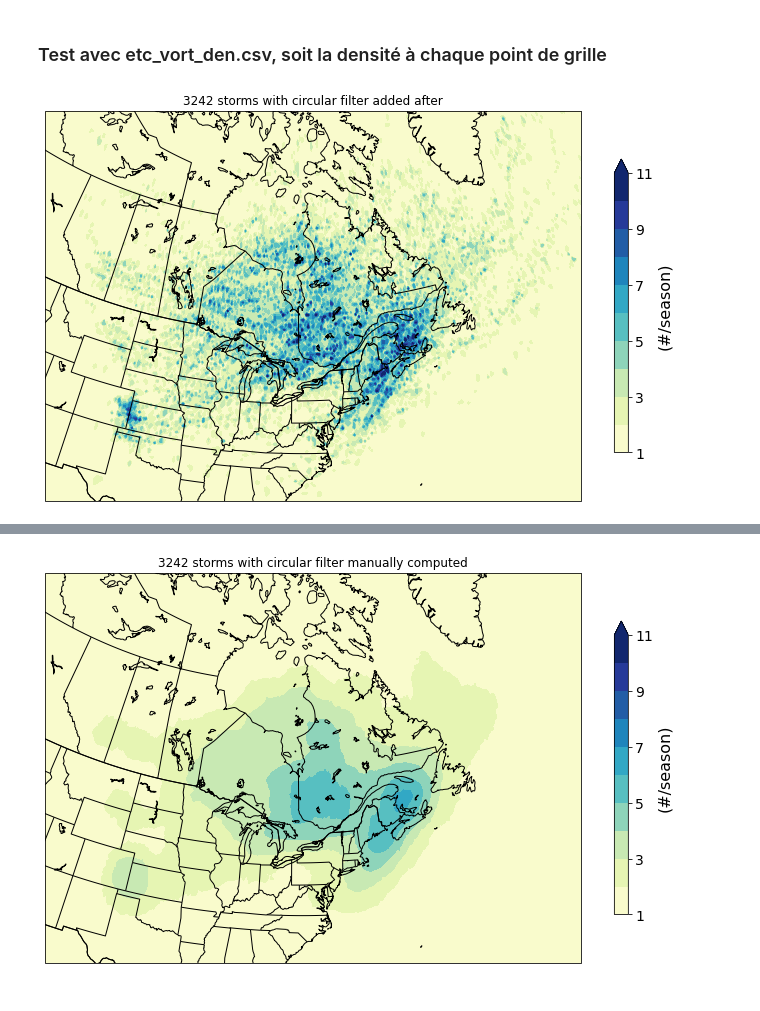
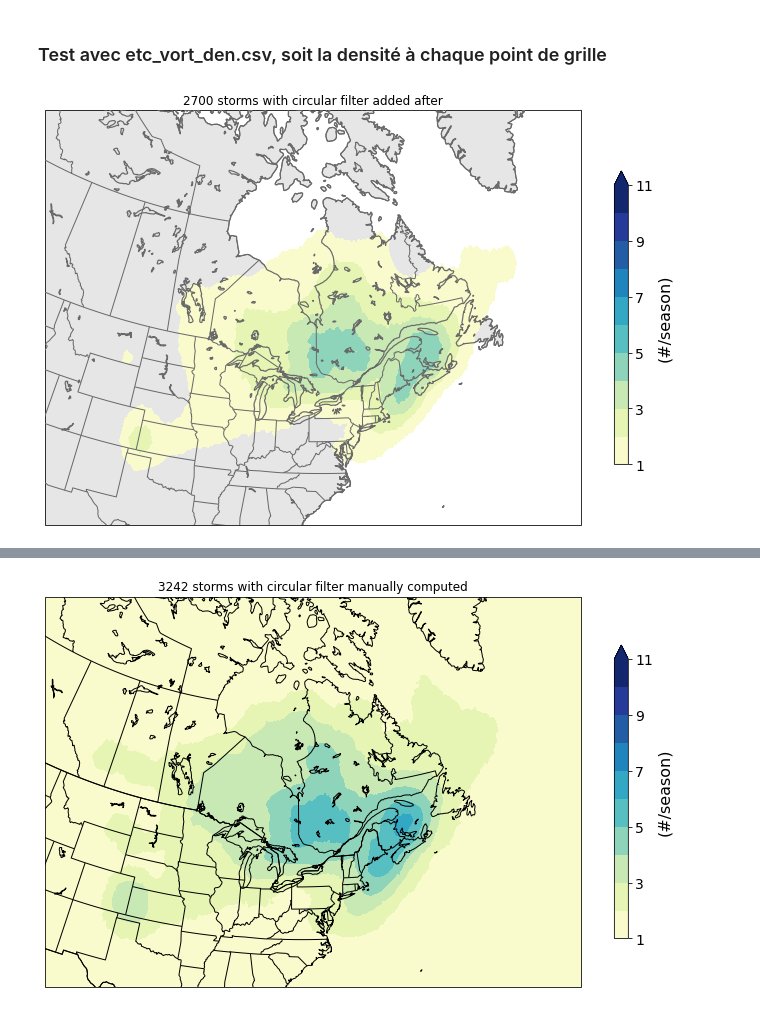
Before and after one commit to maxinecloutierg/ERA5_Storm_Track, a Jupyter notebook: jupyter/etc_maps.ipynb, the cells around one changed output, grey strips where cells are left out. Saved outputs shown, nothing was run; the diff lists cells and outputs as text; code cells hidden in the pictures.

Commit message:
test avec distance euclédienne

```diff
--- a/jupyter/etc_maps.ipynb
+++ b/jupyter/etc_maps.ipynb
@@ -261,7 +351,7 @@ plt.show()
 # %% [markdown]
 ### Test avec etc_vort_den.csv, soit la densité à chaque point de grille
 # %%
-# AVEC LES 3242 TEMPÊTES
+# AVEC LES 2700
 import pandas as pd
 import matplotlib.pyplot as plt
 import cartopy.crs as ccrs
@@ -275,7 +365,7 @@ from scipy.ndimage import uniform_filter
 from scipy.ndimage import convolve
 
 # Load the CSV file avec la densité à chaque point de grille
-data = pd.read_csv('/pampa/cloutier/etc24_den.csv')
+data = pd.read_csv('/pampa/cloutier/etc24_den_with_etc24_consec_v4.csv')
 data = data.loc[data.season=='MAM']
 
 # Extract the necessary columns
@@ -290,25 +380,10 @@ grid_x, grid_y = np.mgrid[lon.min():lon.max():0.25, lat.min():lat.max():0.25]
 storms_interp = griddata((lon, lat), storms, (grid_x, grid_y),method='nearest')
 
 # Create a figure and axes for the map
-fig, ax = plt.subplots(figsize=(12, 9), subplot_kw={'projection': ccrs.LambertConformal(
-    central_longitude=-80, central_latitude=51)})
+#fig, ax = plt.subplots(figsize=(12, 9), subplot_kw={'projection': ccrs.LambertConformal(
+#    central_longitude=-80, central_latitude=51)})
 
-
-# Add map features
-ax.add_feature(cfeature.LAND,facecolor='whitesmoke')
-ax.add_feature(cfeature.OCEAN, facecolor='whitesmoke')
-ax.add_feature(cfeature.COASTLINE)
-ax.add_feature(cfeature.BORDERS, edgecolor='black')
-ax.add_feature(NaturalEarthFeature(category='cultural', name='admin_0_boundary_lines_land',
-                                   scale='50m', edgecolor='black', facecolor='none'))
-ax.add_feature(NaturalEarthFeature(category='cultural', name='admin_1_states_provinces_lines',
-                                   scale='50m', edgecolor='black', facecolor='none'))
-
-# Filter lakes based on area threshold
-lakes = NaturalEarthFeature(category='physical', name='lakes', scale='50m')
-filtered_lakes = cfeature.ShapelyFeature([geom for geom in lakes.geometries() if geom.area >= 0.1],
-                                         ccrs.PlateCarree(), edgecolor='none')
-ax.add_feature(filtered_lakes, edgecolor='black', facecolor='none')
+fig, ax = lambert_map(extent=(-110, -50, 27.5, 67.3), figsize=(12,9))
 
 # Plot the filled contours with custom colorbar
 color_list = ['#F9FBCC', '#E6F5B3', '#C8E9B3', '#8ED4BA', '#57BFC1',
@@ -325,44 +400,37 @@ sigma = 9 # Adjust the sigma value based on your desired level of smoothing
 #storms_smoothed = uniform_filter(storms_interp, size=sigma)
 radius = 2
 def circular_kernel(radius):
     y, x = np.ogrid[-radius: radius + 1, -radius: radius + 1]
     mask = x**2 + y**2 <= radius**2
     kernel = np.ones((2 * radius + 1, 2 * radius + 1))
     kernel[~mask] = 0
     return kernel
 
 def normalize_kernel(kernel):
     return kernel / np.sum(kernel)
 
 def circular_uniform_filter(array, radius):
     kernel = circular_kernel(radius)
     normalized_kernel = normalize_kernel(kernel)
     return convolve(array, normalized_kernel)
 
 radius = 9
 storms_circ = circular_uniform_filter(storms_interp, radius)
 
 # Plot the filled contours
-contour = ax.contourf(grid_x, grid_y, storms_interp, levels=levels,
-                      extend='max', cmap=cmap, transform=ccrs.PlateCarree())
-
-# Add a colorbar for the legend
-# Set map boundaries and add a title
-lat_min = 31.7
-lat_max = 67.4
-lon_min = 249.5
-lon_max = 315
-ax.set_extent([lon_min, lon_max, lat_min, lat_max], crs=ccrs.PlateCarree())
+contour = ax.contourf(grid_x, grid_y, storms_circ, levels=levels,
+                      extend='max', cmap=cmap, transform=ccrs.PlateCarree(), zorder=9)
 
 # Add a colorbar for the legend
 cbar = plt.colorbar(contour, ax=ax, orientation='vertical', shrink = 0.6, ticks=[1,3,5,7,9,11])
 cbar.set_label(label='(#/season)', size=16)
 cbar.ax.tick_params(labelsize=14)
 
 # Finally, display the map
-plt.title('3242 storms with circular filter added after')
+plt.title('2700 storms with circular filter added after')
+
+plt.savefig('/pampa/cloutier/fig/den_with_filter_mam.png', dpi = 300, facecolor='white')
 plt.show()
-#plt.savefig('/pampa/cloutier/density_map_test_mam.png')
 # %% [output]
-[figure, old version]
+[figure, new version]
 # %%
```
Also changed, not shown: parts of 11 cells of this notebook, 3 other files.
